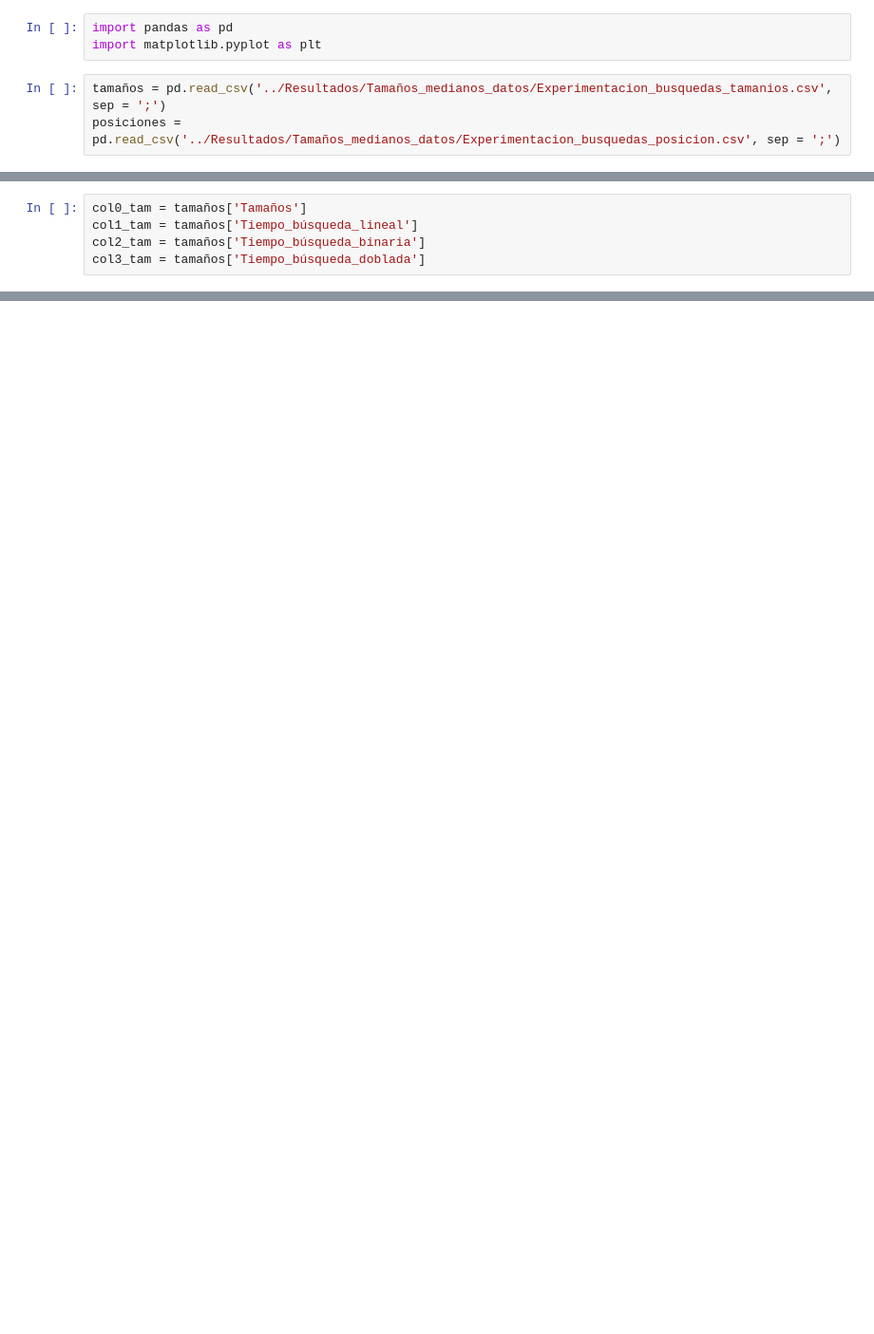
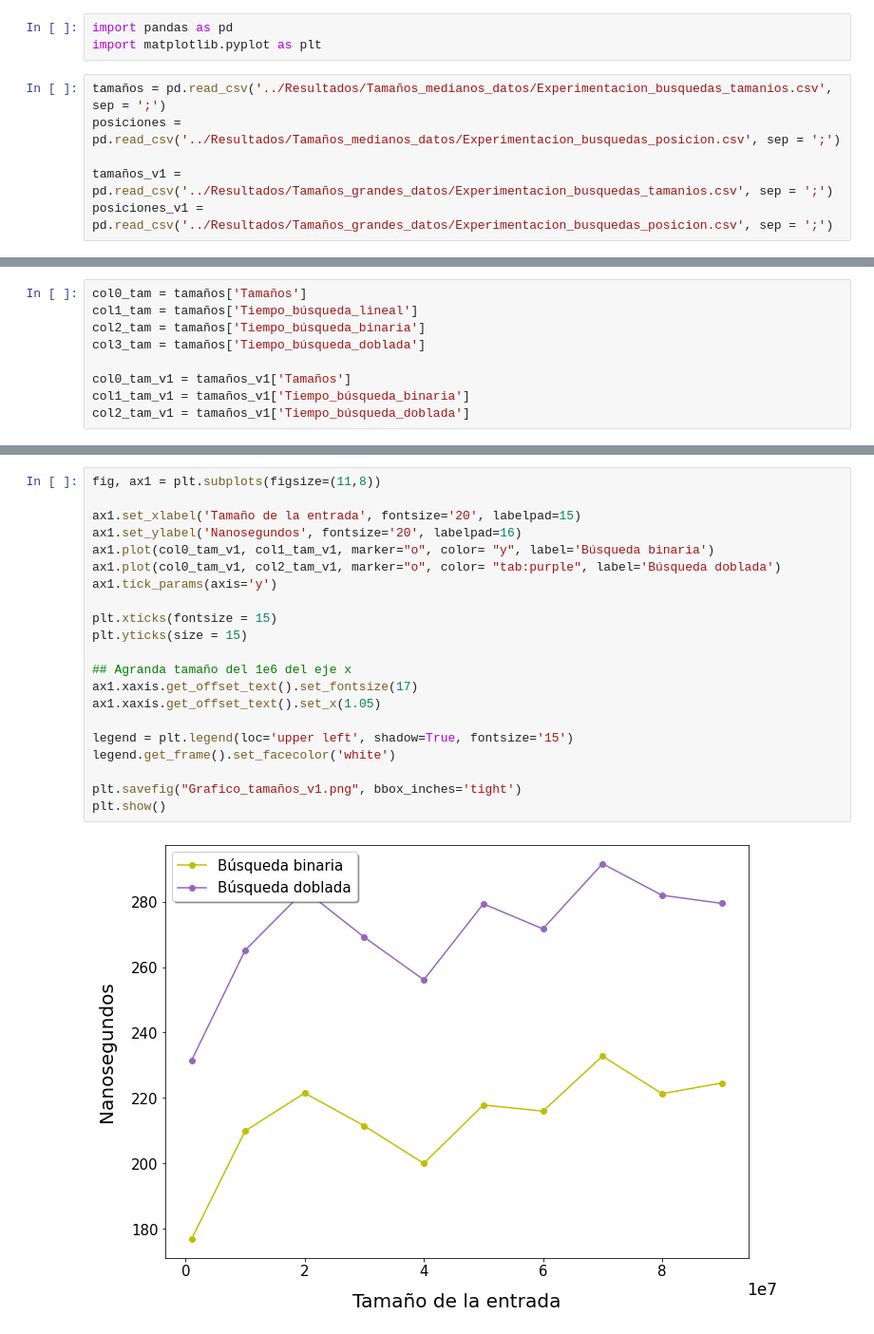
Before and after one commit to dnlmoreno/Data-Structure-and-Algorithms-Advanced, a Jupyter notebook: Lab 1/Gráficos/gráficos_resultados.ipynb, the cells around one changed output, grey strips where cells are left out. Shown at 95% size. Cells and saved outputs as stored; diff of their text form; blank space fills up the shorter version.

```diff
--- a/Lab 1/Gráficos/gráficos_resultados.ipynb
+++ b/Lab 1/Gráficos/gráficos_resultados.ipynb
@@ -4,6 +4,9 @@ import matplotlib.pyplot as plt
 # %%
 tamaños = pd.read_csv('../Resultados/Tamaños_medianos_datos/Experimentacion_busquedas_tamanios.csv', sep = ';')
 posiciones = pd.read_csv('../Resultados/Tamaños_medianos_datos/Experimentacion_busquedas_posicion.csv', sep = ';')
+
+tamaños_v1 = pd.read_csv('../Resultados/Tamaños_grandes_datos/Experimentacion_busquedas_tamanios.csv', sep = ';')
+posiciones_v1 = pd.read_csv('../Resultados/Tamaños_grandes_datos/Experimentacion_busquedas_posicion.csv', sep = ';')
 # %%
 tamaños
 # %% [output]
@@ -23,3 +40,7 @@ col0_tam = tamaños['Tamaños']
 col1_tam = tamaños['Tiempo_búsqueda_lineal']
 col2_tam = tamaños['Tiempo_búsqueda_binaria']
 col3_tam = tamaños['Tiempo_búsqueda_doblada']
+
+col0_tam_v1 = tamaños_v1['Tamaños']
+col1_tam_v1 = tamaños_v1['Tiempo_búsqueda_binaria']
+col2_tam_v1 = tamaños_v1['Tiempo_búsqueda_doblada']
@@ -76,0 +108,23 @@ plt.show()
+# %%
+fig, ax1 = plt.subplots(figsize=(11,8))
+
+ax1.set_xlabel('Tamaño de la entrada', fontsize='20', labelpad=15)
+ax1.set_ylabel('Nanosegundos', fontsize='20', labelpad=16)
+ax1.plot(col0_tam_v1, col1_tam_v1, marker="o", color= "y", label='Búsqueda binaria')
+ax1.plot(col0_tam_v1, col2_tam_v1, marker="o", color= "tab:purple", label='Búsqueda doblada')
+ax1.tick_params(axis='y')
+
+plt.xticks(fontsize = 15)
+plt.yticks(size = 15)
+
+## Agranda tamaño del 1e6 del eje x
+ax1.xaxis.get_offset_text().set_fontsize(17)
+ax1.xaxis.get_offset_text().set_x(1.05)
+
+legend = plt.legend(loc='upper left', shadow=True, fontsize='15')
+legend.get_frame().set_facecolor('white')
+
+plt.savefig("Grafico_tamaños_v1.png", bbox_inches='tight')
+plt.show()
+# %% [output]
+[figure, added]
```
Also changed, not shown: parts of 13 cells of this notebook, 7 other files.
